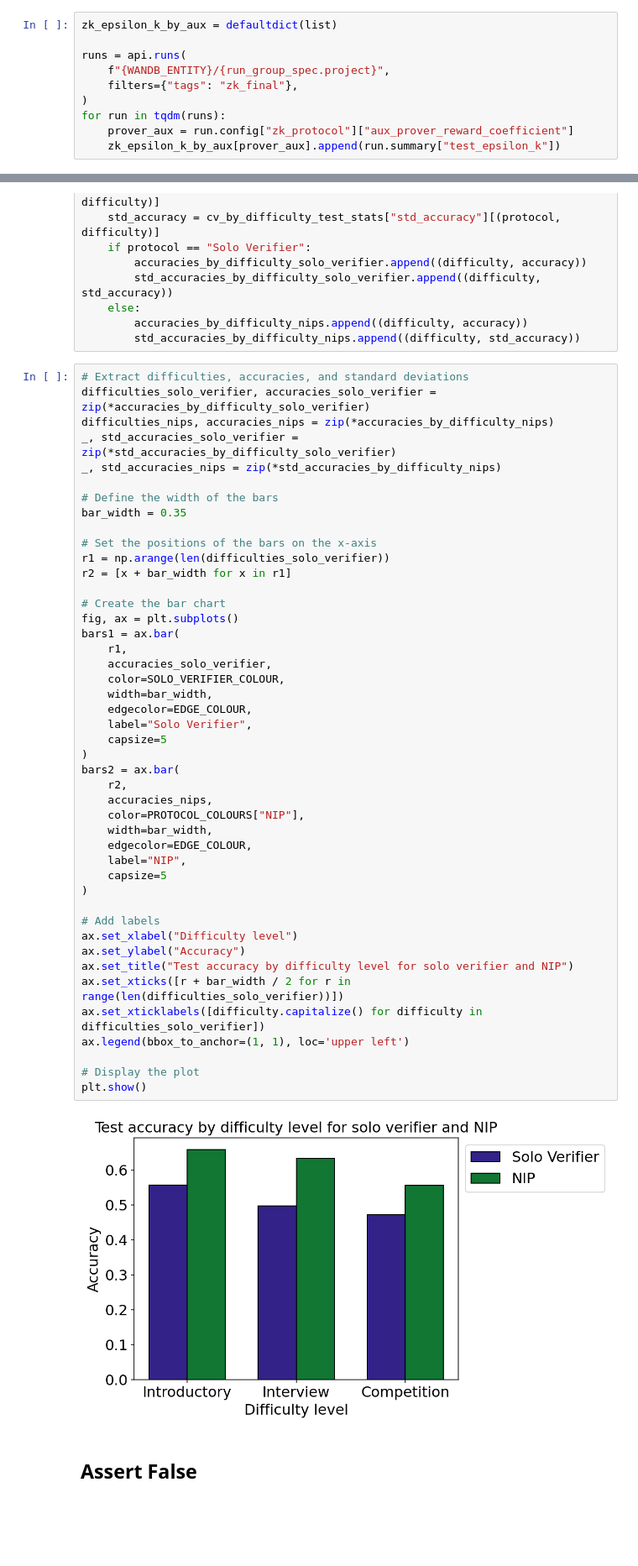
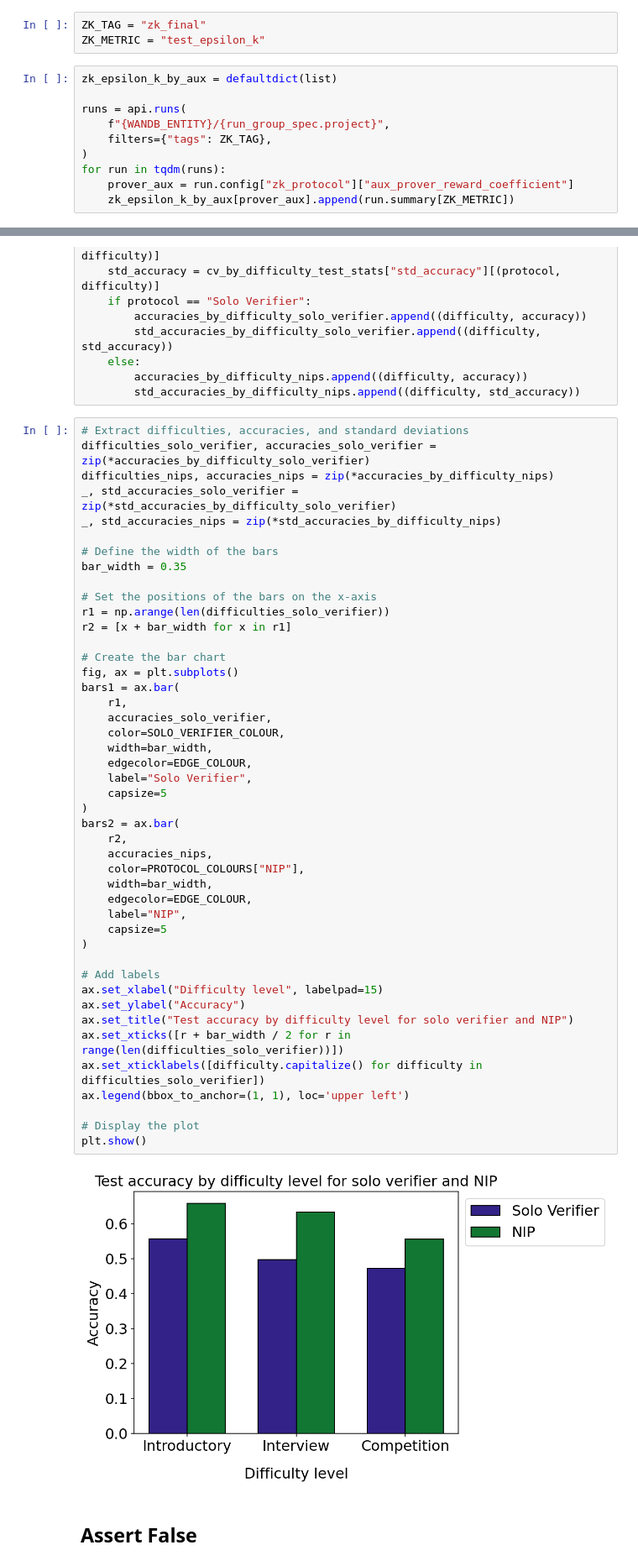
Before and after one commit to SamAdamDay/neural-interactive-proofs, a Jupyter notebook: playground/plots.ipynb, the cells around one changed output, grey strips where cells are left out. Shown at 84% size. Saved outputs shown, nothing was run; the diff lists cells and outputs as text; blank space fills up the shorter version.

Commit message:
zk plot

```diff
--- a/playground/plots.ipynb
+++ b/playground/plots.ipynb
@@ -486,16 +486,19 @@ plt.show()
 [figure]
 # %% [markdown]
 ## Zero knowledge
+# %%
+ZK_TAG = "zk_final"
+ZK_METRIC = "test_epsilon_k"
 # %%
 zk_epsilon_k_by_aux = defaultdict(list)
 
 runs = api.runs(
     f"{WANDB_ENTITY}/{run_group_spec.project}",
-    filters={"tags": "zk_final"},
+    filters={"tags": ZK_TAG},
 )
 for run in tqdm(runs):
     prover_aux = run.config["zk_protocol"]["aux_prover_reward_coefficient"]
-    zk_epsilon_k_by_aux[prover_aux].append(run.summary["test_epsilon_k"])
+    zk_epsilon_k_by_aux[prover_aux].append(run.summary[ZK_METRIC])
 # %%
 # Calculate mean and standard deviation for each Prover Auxiliary Reward Coefficient
 mean_epsilon_k = {k: np.mean(v) for k, v in zk_epsilon_k_by_aux.items()}
@@ -1769,35 +1772,35 @@ r2 = [x + bar_width for x in r1]
 fig, ax = plt.subplots()
 bars1 = ax.bar(
     r1,
     accuracies_solo_verifier,
     color=SOLO_VERIFIER_COLOUR,
     width=bar_width,
     edgecolor=EDGE_COLOUR,
     label="Solo Verifier",
     capsize=5
 )
 bars2 = ax.bar(
     r2,
     accuracies_nips,
     color=PROTOCOL_COLOURS["NIP"],
     width=bar_width,
     edgecolor=EDGE_COLOUR,
     label="NIP",
     capsize=5
 )
 
 # Add labels
-ax.set_xlabel("Difficulty level")
+ax.set_xlabel("Difficulty level", labelpad=15)
 ax.set_ylabel("Accuracy")
 ax.set_title("Test accuracy by difficulty level for solo verifier and NIP")
 ax.set_xticks([r + bar_width / 2 for r in range(len(difficulties_solo_verifier))])
 ax.set_xticklabels([difficulty.capitalize() for difficulty in difficulties_solo_verifier])
 ax.legend(bbox_to_anchor=(1, 1), loc='upper left')
 
 # Display the plot
 plt.show()
 # %% [output]
-[figure, old version]
+[figure, new version]
 # %% [markdown]
 ## Assert False
 # %%
```
